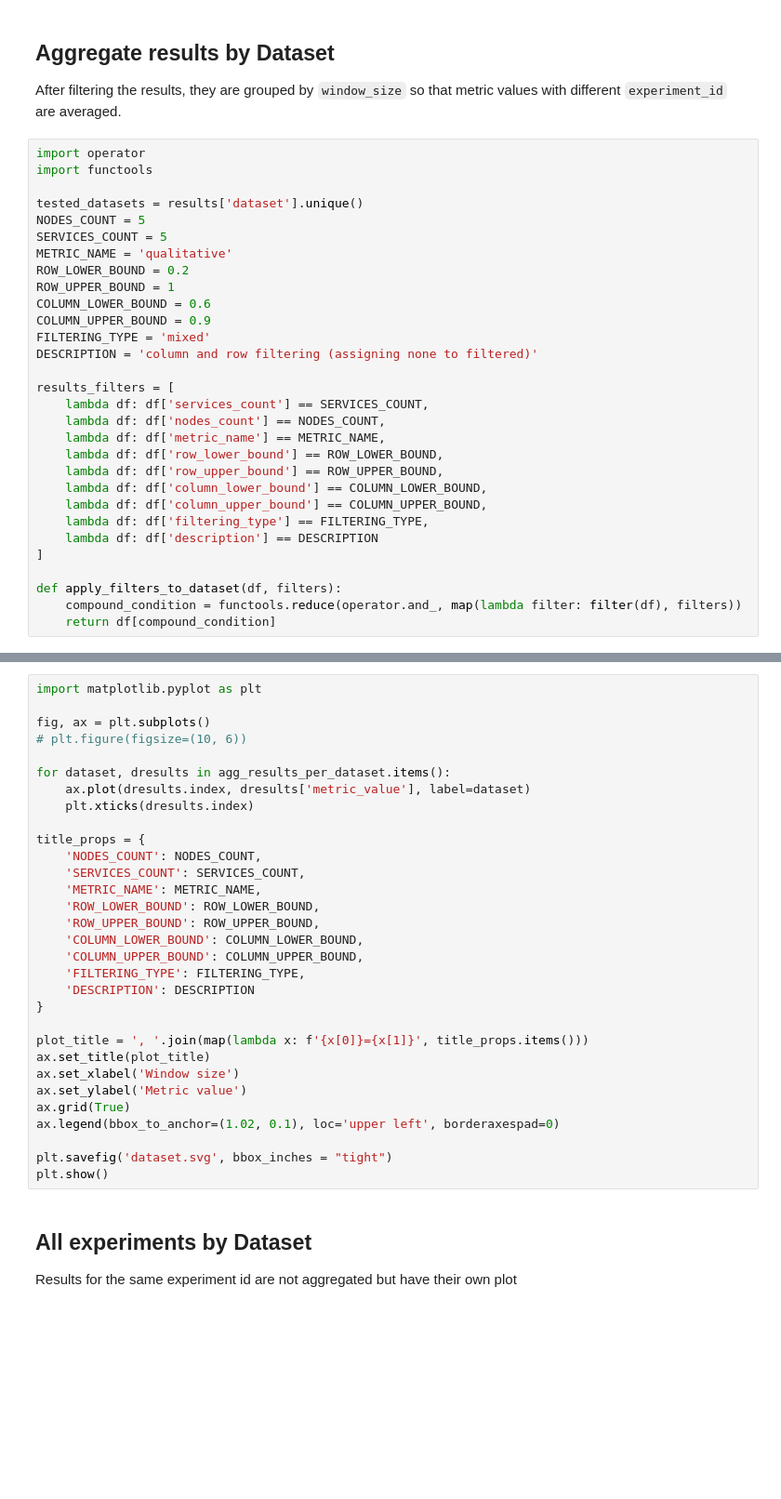
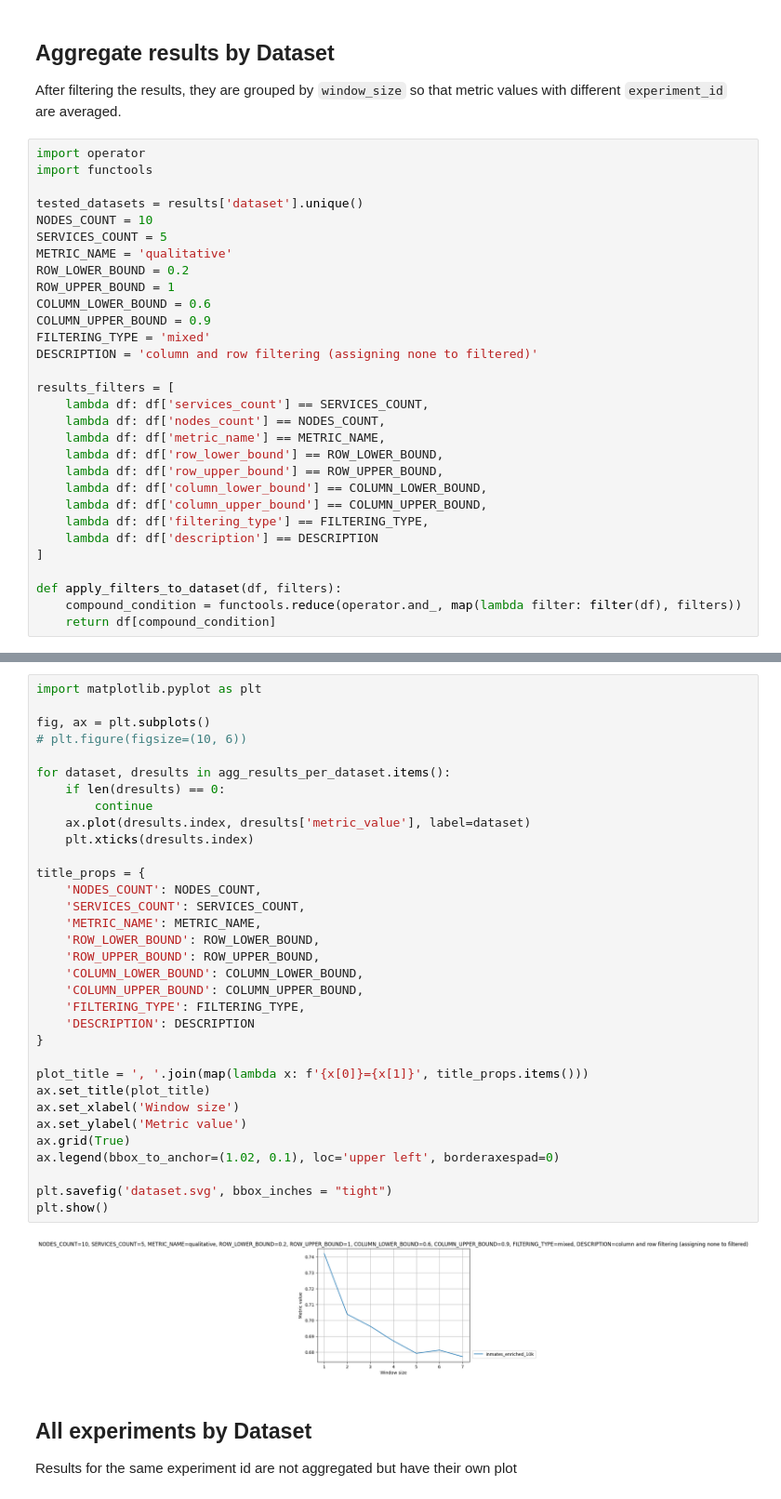
Before and after one commit to SESARLab/data-quality-simulator, a Jupyter notebook: notebooks/aggregate.ipynb, the cells around one changed output, grey strips where cells are left out. Shown: that part at 93% size. Drawn from its saved outputs; the diff is of its cells as text; blank space fills up the shorter version.

```diff
--- a/notebooks/aggregate.ipynb
+++ b/notebooks/aggregate.ipynb
@@ -98,7 +105,7 @@ import operator
 import functools
 
 tested_datasets = results['dataset'].unique()
-NODES_COUNT = 5
+NODES_COUNT = 10
 SERVICES_COUNT = 5
 METRIC_NAME = 'qualitative'
 ROW_LOWER_BOUND = 0.2
@@ -136,33 +169,37 @@ for dataset in tested_datasets:
 import matplotlib.pyplot as plt
 
 fig, ax = plt.subplots()
 # plt.figure(figsize=(10, 6))
 
 for dataset, dresults in agg_results_per_dataset.items():
+    if len(dresults) == 0:
+        continue
     ax.plot(dresults.index, dresults['metric_value'], label=dataset)
     plt.xticks(dresults.index)
 
 title_props = {
     'NODES_COUNT': NODES_COUNT,
     'SERVICES_COUNT': SERVICES_COUNT,
     'METRIC_NAME': METRIC_NAME,
     'ROW_LOWER_BOUND': ROW_LOWER_BOUND,
     'ROW_UPPER_BOUND': ROW_UPPER_BOUND,
     'COLUMN_LOWER_BOUND': COLUMN_LOWER_BOUND,
     'COLUMN_UPPER_BOUND': COLUMN_UPPER_BOUND,
     'FILTERING_TYPE': FILTERING_TYPE,
     'DESCRIPTION': DESCRIPTION
 }
 
 plot_title = ', '.join(map(lambda x: f'{x[0]}={x[1]}', title_props.items()))
 ax.set_title(plot_title)
 ax.set_xlabel('Window size')
 ax.set_ylabel('Metric value')
 ax.grid(True)
 ax.legend(bbox_to_anchor=(1.02, 0.1), loc='upper left', borderaxespad=0)
 
 plt.savefig('dataset.svg', bbox_inches = "tight")
 plt.show()
+# %% [output]
+[figure, added]
 # %% [markdown]
 ## All experiments by Dataset
 
```
Also changed, not shown: parts of 4 cells of this notebook, 5 other files.
